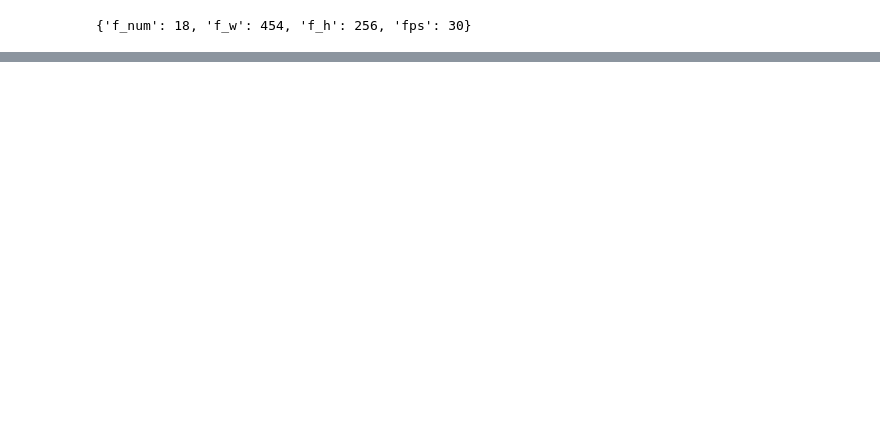
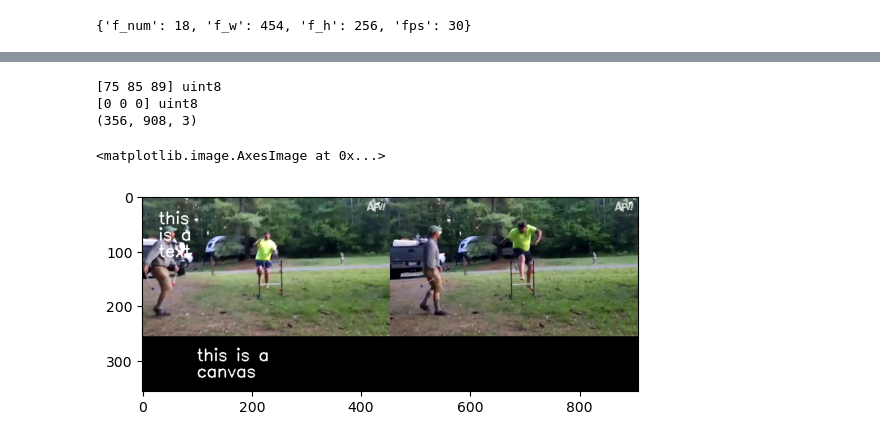
Before and after one commit to Tristan-J/tutils, a Jupyter notebook: tutils.ipynb, the cells around one changed output, grey strips where cells are left out. Drawn from its saved outputs; the diff is of its cells as text; code cells hidden in the pictures; blank space fills up the shorter version.

```diff
--- a/tutils.ipynb
+++ b/tutils.ipynb
@@ -263,14 +263,14 @@ def img_text2imgnpa(img_npa, lines, loc, fontColor=(255,255,255)):
 
 def img_createcanvas(w, h, c=3, color256=(0, 0, 0)):
     if c == 1:
-        canvas_new = np.full(w, h, color256)
+        canvas_new = np.full((h, w), color256)
     else:
         canvas_cs = []
         for i in range(3):
-            canvas = np.full(h, w, color256[i])
+            canvas = np.full((h, w), color256[i])
             canvas_cs.append(canvas)
         canvas_new = np.stack(canvas_cs, axis=-1)
-    return canvas_new
+    return canvas_new.astype(np.uint8)
 
 
 def img_concateimg(img_ps, direction):
@@ -306,0 +326,17 @@ plt.imshow(img)
+# %%
+img3 = img_createcanvas(w=img.shape[1], h=100)
+img = img_concateimgnpa([img, img3], direction='v')
+print(img[0][0], img.dtype)
+print(img[-1][-1], img.dtype)
+
+
+print(img.shape)
+img = img_text2imgnpa(img, ['this is a ', 'canvas'], loc=[100, 300])
+
+plt.imshow(img)
+# %% [output]
+[75 85 89] uint8
+[0 0 0] uint8
+(356, 908, 3)
+<matplotlib.image.AxesImage at 0x...>
+[figure, added]
```
Also changed, not shown: parts of 3 cells of this notebook, 1 other file.
